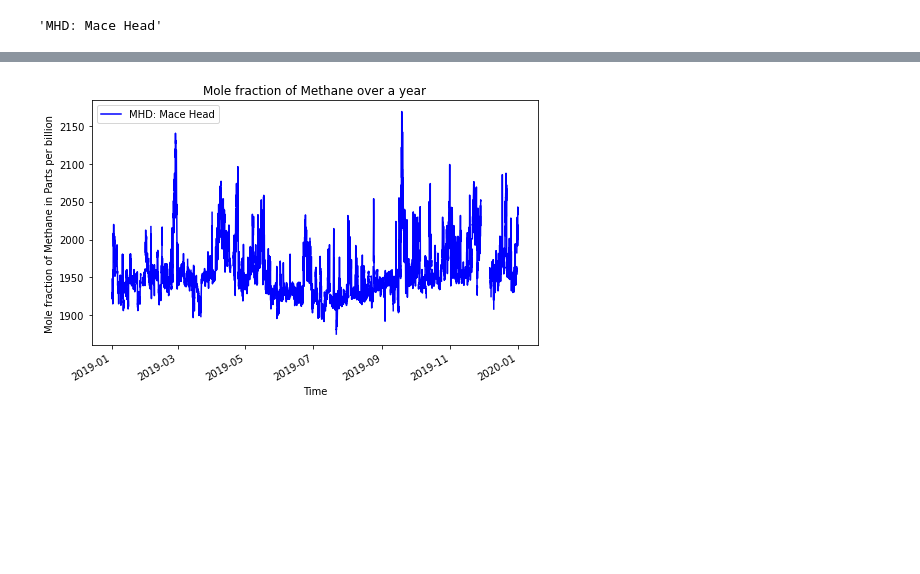
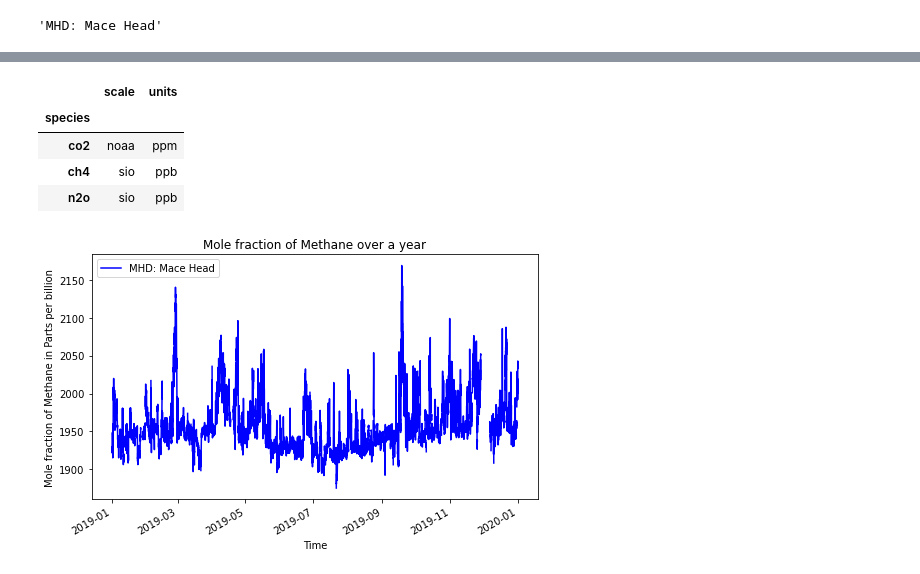
Before and after one commit to TJ-2003/Assessment2, a Jupyter notebook: instructions.ipynb, the cells around one changed output, grey strips where cells are left out. Cells and saved outputs as stored; diff of their text form; code cells hidden in the pictures; blank space fills up the shorter version.

```diff
--- a/instructions.ipynb
+++ b/instructions.ipynb
@@ -25,3 +76,11 @@ mhd_ch4_data.sitecode
+# %%
+mhd_ch4_data.speciesinfo
+# %% [output]
+|  | scale | units |
+| species |  |  |
+| co2 | noaa | ppm |
+| ch4 | sio | ppb |
+| n2o | sio | ppb |
 # %%
 mhd_ch4_data.plot()
 # %% [output]
```
Also changed, not shown: parts of 3 cells of this notebook.
